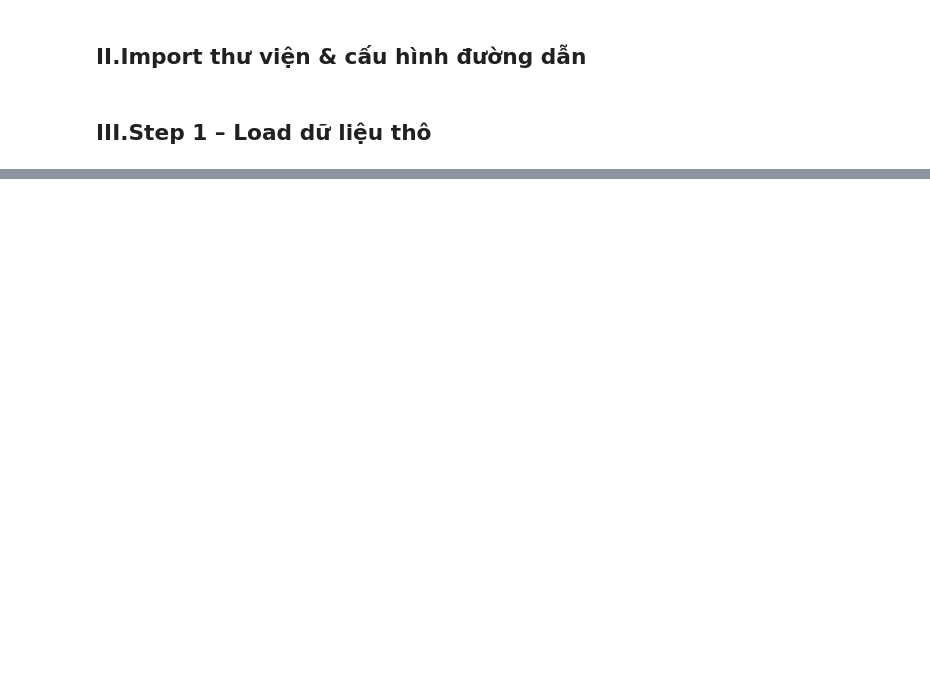
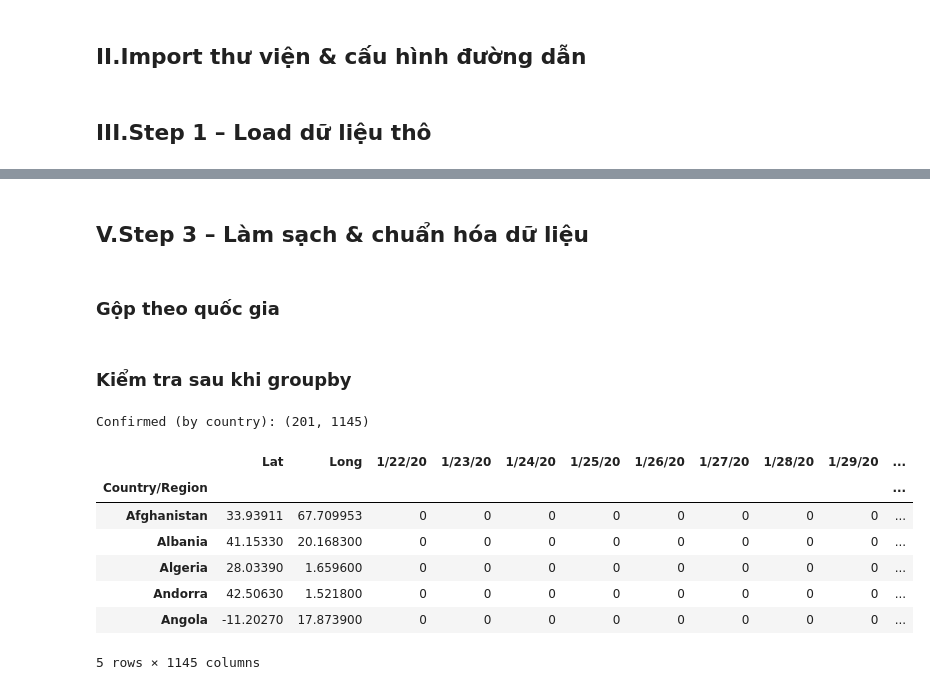
Before and after one commit to tcuong2003/Covid19-Data-Analysis, a Jupyter notebook: notebooks/02_preprocessing.ipynb, the cells around one changed output, grey strips where cells are left out. Drawn from its saved outputs; the diff is of its cells as text; code cells hidden in the pictures; blank space fills up the shorter version.

```diff
--- a/notebooks/02_preprocessing.ipynb
+++ b/notebooks/02_preprocessing.ipynb
@@ -46,0 +102,31 @@ FileNotFoundError: [Errno 2] No such file or directory: '../1_raw\\time_series_c
+# %% [markdown]
+## V.Step 3 – Làm sạch & chuẩn hóa dữ liệu
+# %% [markdown]
+### Gộp theo quốc gia
+# %%
+confirmed_country = confirmed.groupby(
+    "Country/Region"
+).sum(numeric_only=True)
+
+deaths_country = deaths.groupby(
+    "Country/Region"
+).sum(numeric_only=True)
+
+recovered_country = recovered.groupby(
+    "Country/Region"
+).sum(numeric_only=True)
+# %% [markdown]
+### Kiểm tra sau khi groupby
+# %%
+print("Confirmed (by country):", confirmed_country.shape)
+confirmed_country.head()
+# %% [output]
+Confirmed (by country): (201, 1145)
+|  | Lat | Long | 1/22/20 | 1/23/20 | 1/24/20 | 1/25/20 | 1/26/20 | 1/27/20 | 1/28/20 | 1/29/20 | ... |
+| Country/Region |  |  |  |  |  |  |  |  |  |  | ... |
+| Afghanistan | 33.93911 | 67.709953 | 0 | 0 | 0 | 0 | 0 | 0 | 0 | 0 | ... |
+| Albania | 41.15330 | 20.168300 | 0 | 0 | 0 | 0 | 0 | 0 | 0 | 0 | ... |
+| Algeria | 28.03390 | 1.659600 | 0 | 0 | 0 | 0 | 0 | 0 | 0 | 0 | ... |
+| Andorra | 42.50630 | 1.521800 | 0 | 0 | 0 | 0 | 0 | 0 | 0 | 0 | ... |
+| Angola | -11.20270 | 17.873900 | 0 | 0 | 0 | 0 | 0 | 0 | 0 | 0 | ... |
+5 rows × 1145 columns
```
Also changed, not shown: parts of 38 cells of this notebook, 4 other files.
